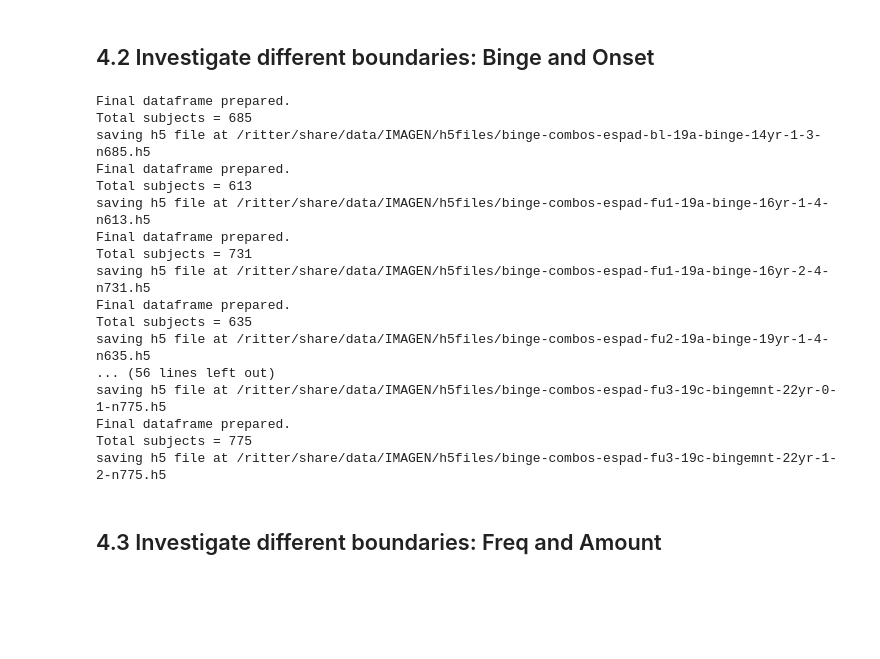
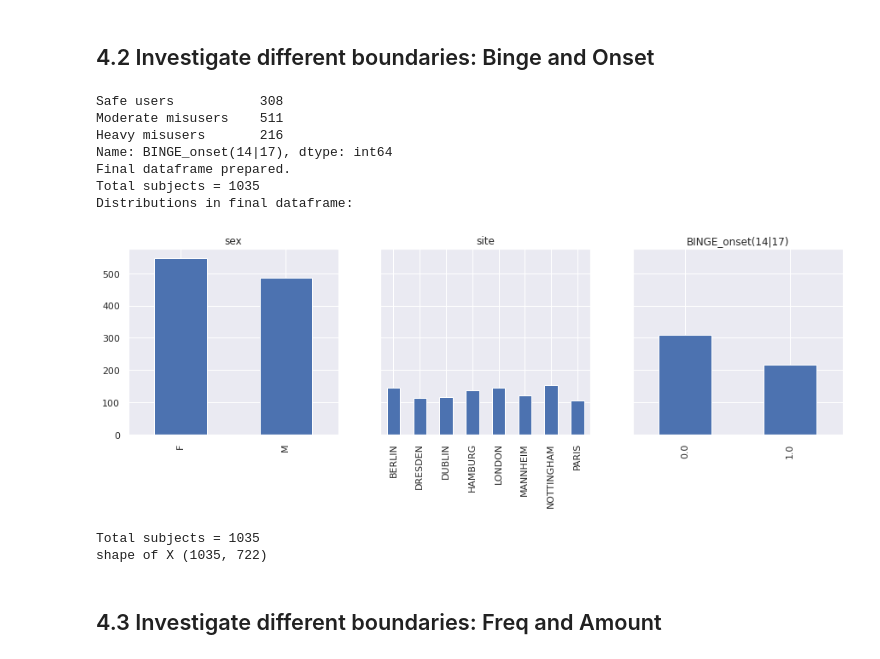
Before and after one commit to RoshanRane/ML_for_IMAGEN, a Jupyter notebook: dataset-statistics.ipynb, the cells around one changed output. Cells and saved outputs as stored; diff of their text form; code cells hidden in the pictures; blank space fills up the shorter version.

```diff
--- a/dataset-statistics.ipynb
+++ b/dataset-statistics.ipynb
@@ -1274,60 +1265,53 @@ print_h5list(name)
 ## 4.2 Investigate different boundaries: Binge and Onset
 # %%
 lbl_combinations = [
-    ("ESPAD_BL",  '19a', 1, 3,   'BINGE_14yr(1|3)'),
+#     ("ESPAD_BL",  '19a', 1, 3,   'BINGE_14yr(1|3)'),
 
-    ("ESPAD_FU1", '19a', 1, 4,   'BINGE_16yr(1|4)'),
-    ("ESPAD_FU1", '19a', 2, 4,   'BINGE_16yr(2|4)'),
+#     ("ESPAD_FU1", '19a', 1, 4,   'BINGE_16yr(1|4)'),
+#     ("ESPAD_FU1", '19a', 2, 4,   'BINGE_16yr(2|4)'),
 
-    ("ESPAD_FU2", '19a', 1, 4,   'BINGE_19yr(1|4)'),
-    ("ESPAD_FU2", '19a', 2, 5,   'BINGE_19yr(2|5)'),
-    ("ESPAD_FU2", '19a', 3, 6,   'BINGE_19yr(3|6)'),
+#     ("ESPAD_FU2", '19a', 1, 4,   'BINGE_19yr(1|4)'),
+#     ("ESPAD_FU2", '19a', 2, 5,   'BINGE_19yr(2|5)'),
+#     ("ESPAD_FU2", '19a', 3, 6,   'BINGE_19yr(3|6)'),
 
-    ("ESPAD_FU3", '19a', 1, 4,   'BINGE_22yr(1|4)'),
-    ("ESPAD_FU3", '19a', 2, 5,   'BINGE_22yr(2|5)'),
-    ("ESPAD_FU3", '19a', 3, 6,   'BINGE_22yr(3|6)'),
+#     ("ESPAD_FU3", '19a', 1, 4,   'BINGE_22yr(1|4)'),
+#     ("ESPAD_FU3", '19a', 2, 5,   'BINGE_22yr(2|5)'),
+#     ("ESPAD_FU3", '19a', 3, 6,   'BINGE_22yr(3|6)'),
 
-    ("ESPAD_BL",  '19a', 0, 1,   'BINGE_14yr_onset'),
-    ("ESPAD_BL",  '19a', 0, 2,   'BINGE_14yr_onset(0|2)'),
-    ("ESPAD_BL",  '19a', 0, 3,   'BINGE_14yr_onset(0|3)'),
-    ("ESPAD_FU1", '19a', 0, 1,   'BINGE_16yr_onset'),
-    ("ESPAD_FU1", '19a', 0, 4,   'BINGE_16yr_onset(0|4)'),
-    ("ESPAD_FU2", '19a', 0, 1,   'BINGE_19yr_onset'),
-    ("ESPAD_FU2", '19a', 0, 4,   'BINGE_19yr_onset(0|4)'),
-    ("ESPAD_FU3", '19a', 0, 1,   'BINGE_22yr_onset'),
+#     ("ESPAD_BL",  '19a', 0, 1,   'BINGE_14yr_onset'),
+#     ("ESPAD_BL",  '19a', 0, 2,   'BINGE_14yr_onset(0|2)'),
+#     ("ESPAD_BL",  '19a', 0, 3,   'BINGE_14yr_onset(0|3)'),
+#     ("ESPAD_FU1", '19a', 0, 1,   'BINGE_16yr_onset'),
+#     ("ESPAD_FU1", '19a', 0, 4,   'BINGE_16yr_onset(0|4)'),
+#     ("ESPAD_FU2", '19a', 0, 1,   'BINGE_19yr_onset'),
+#     ("ESPAD_FU2", '19a', 0, 4,   'BINGE_19yr_onset(0|4)'),
+#     ("ESPAD_FU3", '19a', 0, 1,   'BINGE_22yr_onset'),
 
-    ("ESPAD_FU3", '29d', [16,17,18,19,20,21], [11,12,13,14],   'BINGE_onset(14|16)'),
-    ("ESPAD_FU3", '29d', 16, [18,19,20,21],   'BINGE_onset(16|18)'),
+#     ("ESPAD_FU3", '29d', [16,17,18,19,20,21], [11,12,13,14],   'BINGE_onset(14|16)'),
+#     ("ESPAD_FU3", '29d', 16, [18,19,20,21],   'BINGE_onset(16|18)'),
 
 
-    ("ESPAD_FU2", '19b', 2, 4,   'BINGEyr_19yr(2|4)'),
+#     ("ESPAD_FU2", '19b', 2, 4,   'BINGEyr_19yr(2|4)'),
 
-    ("ESPAD_FU3", '19b', 2, 4,   'BINGEyr_22yr(2|4)'),
-    ("ESPAD_FU3", '19b', 2, 5,   'BINGEyr_22yr(2|5)'),
+#     ("ESPAD_FU3", '19b', 2, 4,   'BINGEyr_22yr(2|4)'),
+#     ("ESPAD_FU3", '19b', 2, 5,   'BINGEyr_22yr(2|5)'),
 
-    ("ESPAD_FU3", '19c', 0, 1,   'BINGEmnt_22yr(0|1)'),
-    ("ESPAD_FU3", '19c', 1, 2,   'BINGEmnt_22yr(1|2)'),
+#     ("ESPAD_FU3", '19c', 0, 1,   'BINGEmnt_22yr(0|1)'),
+#     ("ESPAD_FU3", '19c', 1, 2,   'BINGEmnt_22yr(1|2)'),
 ]
 name="binge-combos"
-create_h5s(lbl_combinations, name, viz=0)
+create_h5s(lbl_combinations, name, viz=1)
 # %% [output]
+Safe users           308
+Moderate misusers    511
+Heavy misusers       216
+Name: BINGE_onset(14|17), dtype: int64
 Final dataframe prepared.
-Total subjects = 685
-saving h5 file at /ritter/share/data/IMAGEN/h5files/binge-combos-espad-bl-19a-binge-14yr-1-3-n685.h5
-Final dataframe prepared.
-Total subjects = 613
-saving h5 file at /ritter/share/data/IMAGEN/h5files/binge-combos-espad-fu1-19a-binge-16yr-1-4-n613.h5
-Final dataframe prepared.
-Total subjects = 731
-saving h5 file at /ritter/share/data/IMAGEN/h5files/binge-combos-espad-fu1-19a-binge-16yr-2-4-n731.h5
-Final dataframe prepared.
-Total subjects = 635
-saving h5 file at /ritter/share/data/IMAGEN/h5files/binge-combos-espad-fu2-19a-binge-19yr-1-4-n635.h5
-... (56 lines left out)
-saving h5 file at /ritter/share/data/IMAGEN/h5files/binge-combos-espad-fu3-19c-bingemnt-22yr-0-1-n775.h5
-Final dataframe prepared.
-Total subjects = 775
-saving h5 file at /ritter/share/data/IMAGEN/h5files/binge-combos-espad-fu3-19c-bingemnt-22yr-1-2-n775.h5
+Total subjects = 1035
+Distributions in final dataframe:
+[figure, added]
+Total subjects = 1035
+shape of X (1035, 722)
 # %% [markdown]
 ## 4.3 Investigate different boundaries: Freq and Amount
 # %%
```
Also changed, not shown: parts of 14 cells of this notebook, 7 other files.
